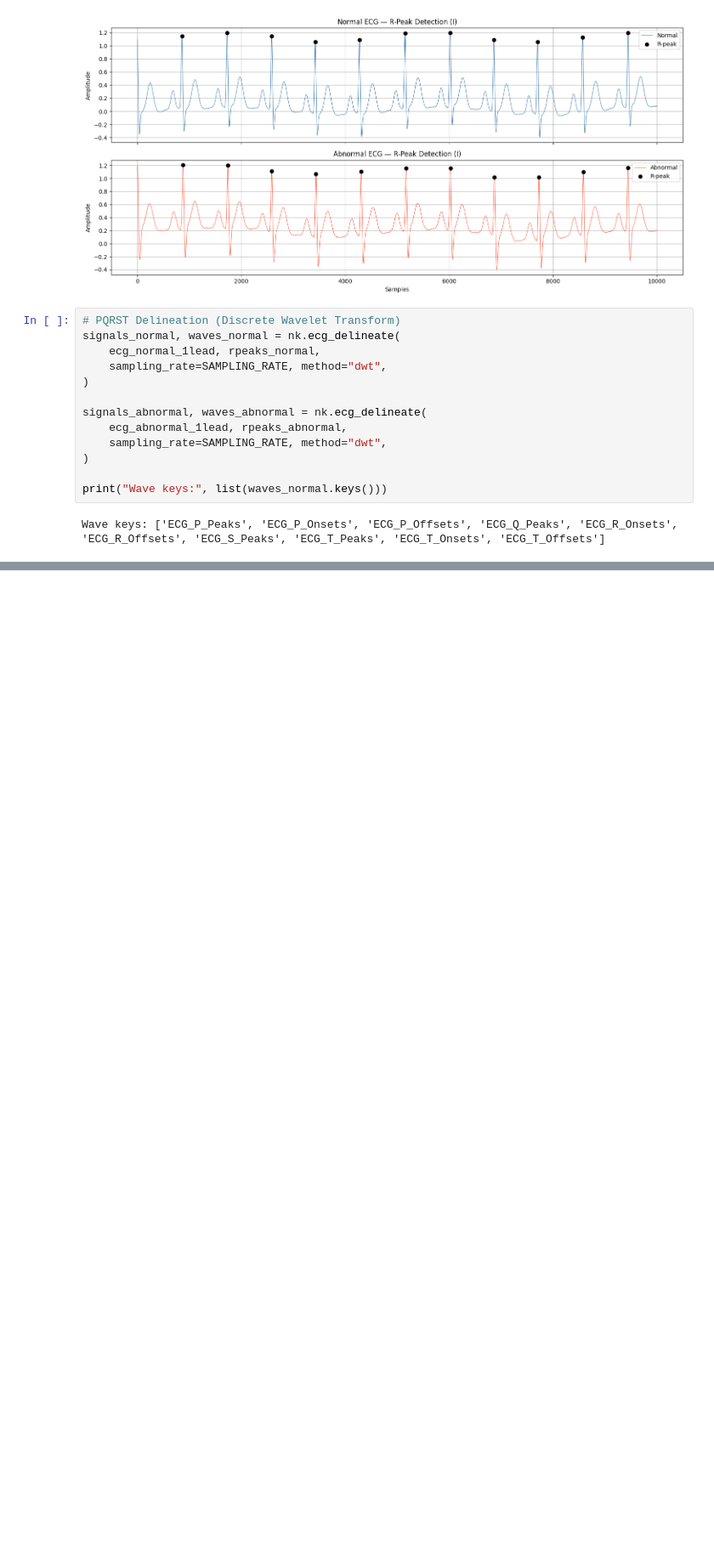
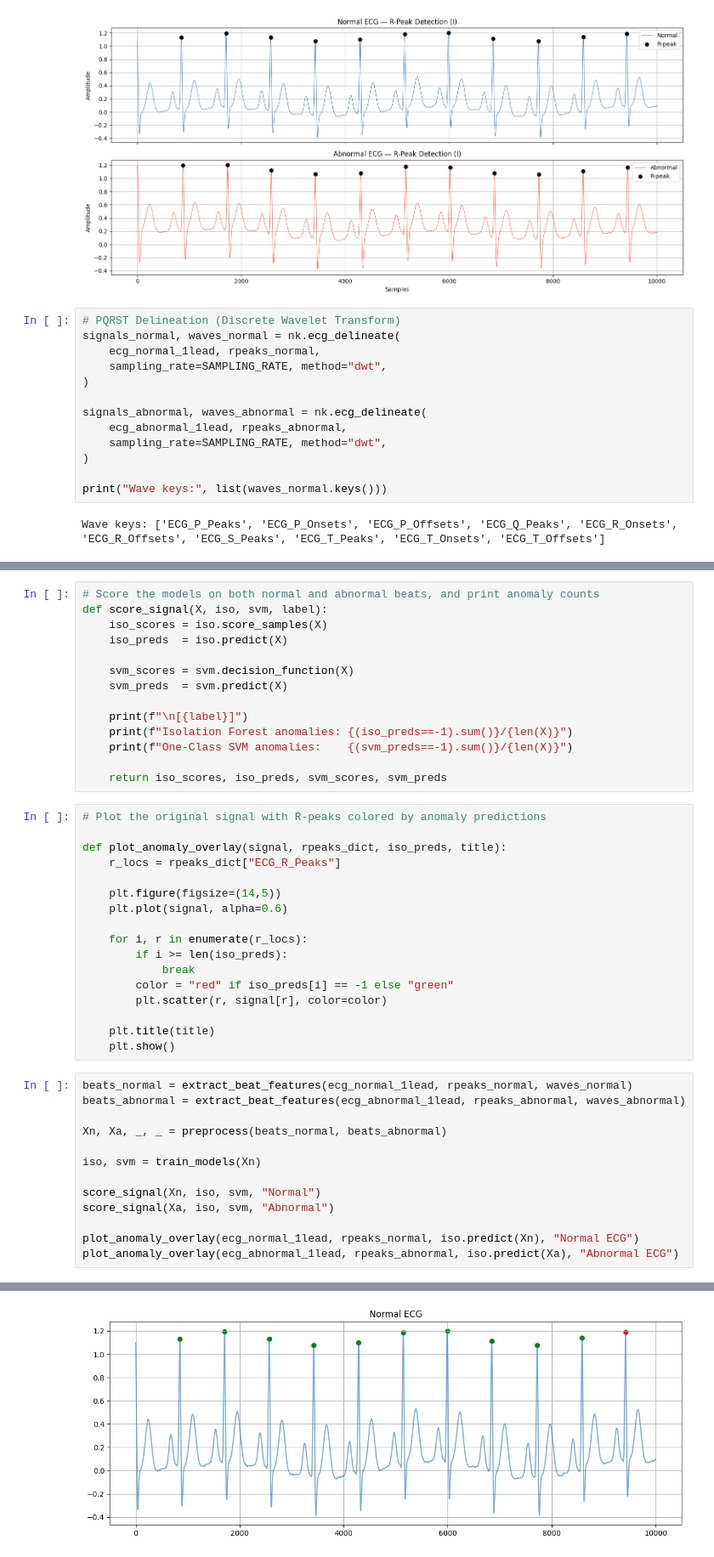
Before and after one commit to aparikh27/Crely-Training, a Jupyter notebook: ecg_full_pipeline.ipynb, the cells around one changed output, grey strips where cells are left out. Shown at 85% size. Saved outputs shown, nothing was run; the diff lists cells and outputs as text; blank space fills up the shorter version.

Commit message:
Implemented Isolation Forest and One-Class SVM models to detect anomolies from unlabeled data

```diff
--- a/ecg_full_pipeline.ipynb
+++ b/ecg_full_pipeline.ipynb
@@ -417,0 +518,45 @@ print("  Pipeline complete!")
+# %%
+# Score the models on both normal and abnormal beats, and print anomaly counts
+def score_signal(X, iso, svm, label):
+    iso_scores = iso.score_samples(X)
+    iso_preds  = iso.predict(X)
+
+    svm_scores = svm.decision_function(X)
+    svm_preds  = svm.predict(X)
+
+    print(f"\n[{label}]")
+    print(f"Isolation Forest anomalies: {(iso_preds==-1).sum()}/{len(X)}")
+    print(f"One-Class SVM anomalies:    {(svm_preds==-1).sum()}/{len(X)}")
+
+    return iso_scores, iso_preds, svm_scores, svm_preds
+# %%
+# Plot the original signal with R-peaks colored by anomaly predictions
+
+def plot_anomaly_overlay(signal, rpeaks_dict, iso_preds, title):
+    r_locs = rpeaks_dict["ECG_R_Peaks"]
+
+    plt.figure(figsize=(14,5))
+    plt.plot(signal, alpha=0.6)
+
+    for i, r in enumerate(r_locs):
+        if i >= len(iso_preds):
+            break
+        color = "red" if iso_preds[i] == -1 else "green"
+        plt.scatter(r, signal[r], color=color)
+
+    plt.title(title)
+    plt.show()
+# %%
+beats_normal = extract_beat_features(ecg_normal_1lead, rpeaks_normal, waves_normal)
+beats_abnormal = extract_beat_features(ecg_abnormal_1lead, rpeaks_abnormal, waves_abnormal)
+
+Xn, Xa, _, _ = preprocess(beats_normal, beats_abnormal)
+
+iso, svm = train_models(Xn)
+
+score_signal(Xn, iso, svm, "Normal")
+score_signal(Xa, iso, svm, "Abnormal")
+
+plot_anomaly_overlay(ecg_normal_1lead, rpeaks_normal, iso.predict(Xn), "Normal ECG")
+plot_anomaly_overlay(ecg_abnormal_1lead, rpeaks_abnormal, iso.predict(Xa), "Abnormal ECG")
+# %% [output]
@@ -417,0 +570 @@ print("  Pipeline complete!")
+[figure, added]
```
Also changed, not shown: parts of 16 cells of this notebook.
